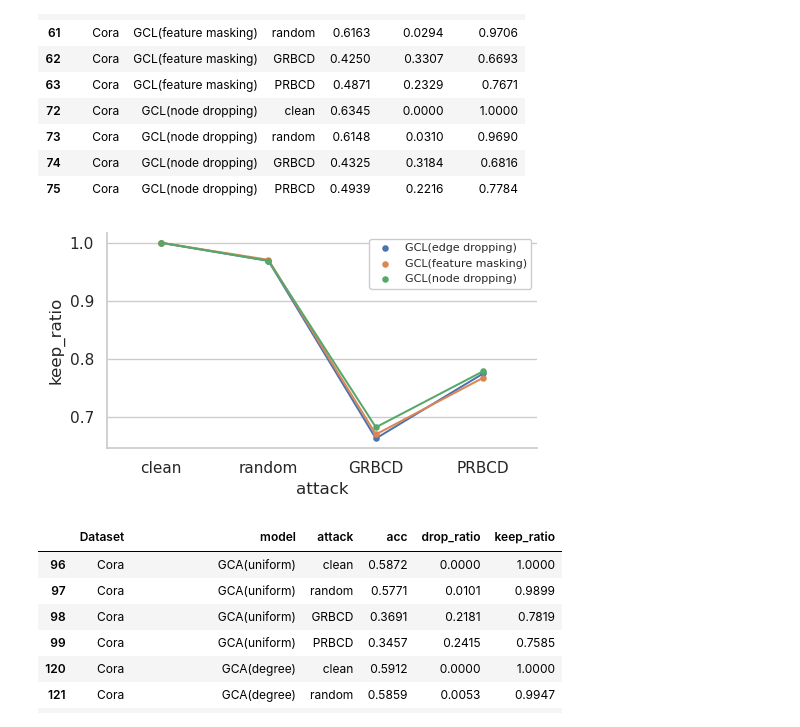
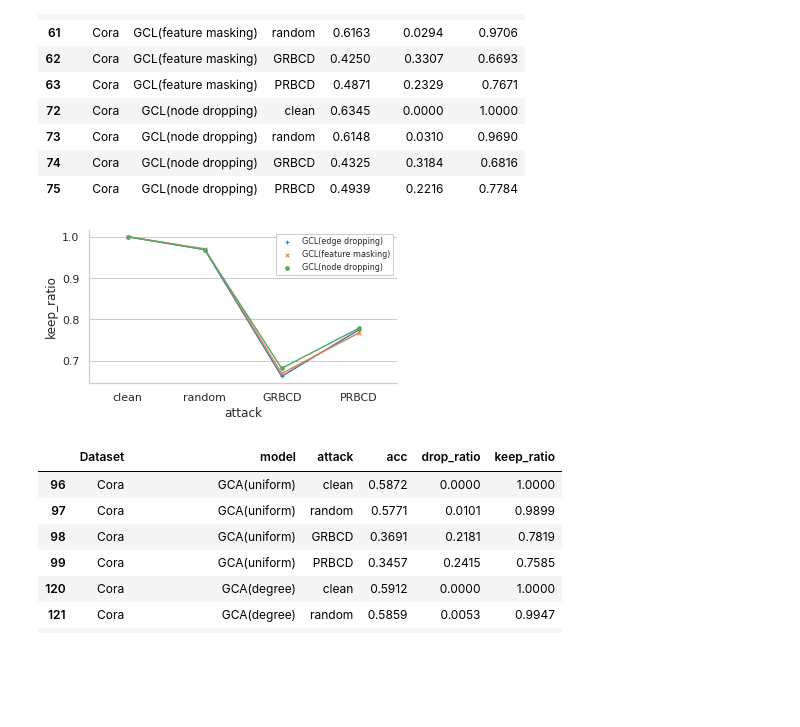
Before and after one commit to Zero-Yi/GCLRobustness, a Jupyter notebook: Visualization.ipynb, the cells around one changed output. Saved outputs shown, nothing was run; the diff lists cells and outputs as text; code cells hidden in the pictures; blank space fills up the shorter version.

Commit message:
[5] different markers and different line shapes

```diff
--- a/Visualization.ipynb
+++ b/Visualization.ipynb
@@ -75,30 +75,30 @@ obs1
 # %%
 # g = sns.catplot(data=obs1, x="attack", y="keep_ratio", hue="model", kind="point", col='Dataset', height=3, aspect=1.75, legend=True)
 sns.set(style="whitegrid", rc={'lines.linewidth': 0.8})
-g = sns.catplot(data=obs1, x="attack", y="keep_ratio", hue="model", kind="point", height=3, aspect=1.75, legend=False)
+g = sns.catplot(data=obs1, x="attack", y="keep_ratio", hue="model", kind="point", markers=['+','x','o','0'], linestyle=['-','--','-.'], height=3, aspect=1.75, markersize=50, legend=False)
 
 # 获取当前的图表对象
 ax = g.ax
 
 # 移动图例到右上角空白处
 legend = ax.legend(frameon=True, framealpha=1.0, prop={'size': 8}, loc='upper right')
 frame = legend.get_frame()
 frame.set_linewidth(1)  # 设置图例框的线宽
 
 # 显示图表
 # for ax in g.axes.flat:
 #     ax.set_xticklabels(ax.get_xticklabels(), fontsize=15)
 #     ax.set_yticklabels(ax.get_yticklabels(), fontsize=5)
 plt.show()
 
 # 设置保存的文件路径和名称
 output_file = "obs1.png"
 
 # 保存图表为高清格式
 # g.figure.suptitle("GCL with augmentations", fontsize=12)
 g.figure.savefig(output_file, dpi=800, bbox_inches='tight')
 # %% [output]
-[figure, old version]
+[figure, new version]
 # %%
 obs11 = data[data['model'].str.contains('GCA')]
 obs11 = obs11[~data['model'].str.contains('adj')]
```
Also changed, not shown: parts of 4 cells of this notebook, 7 other files.
